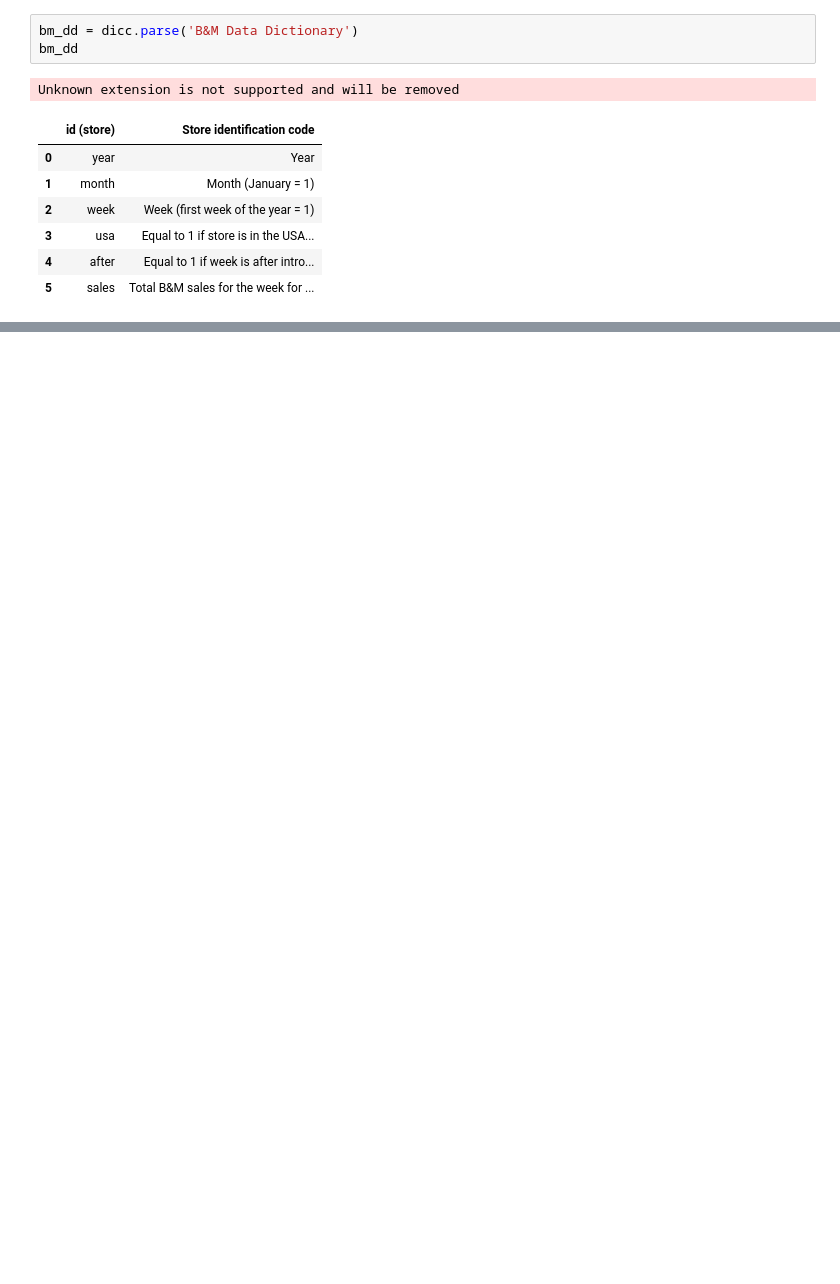
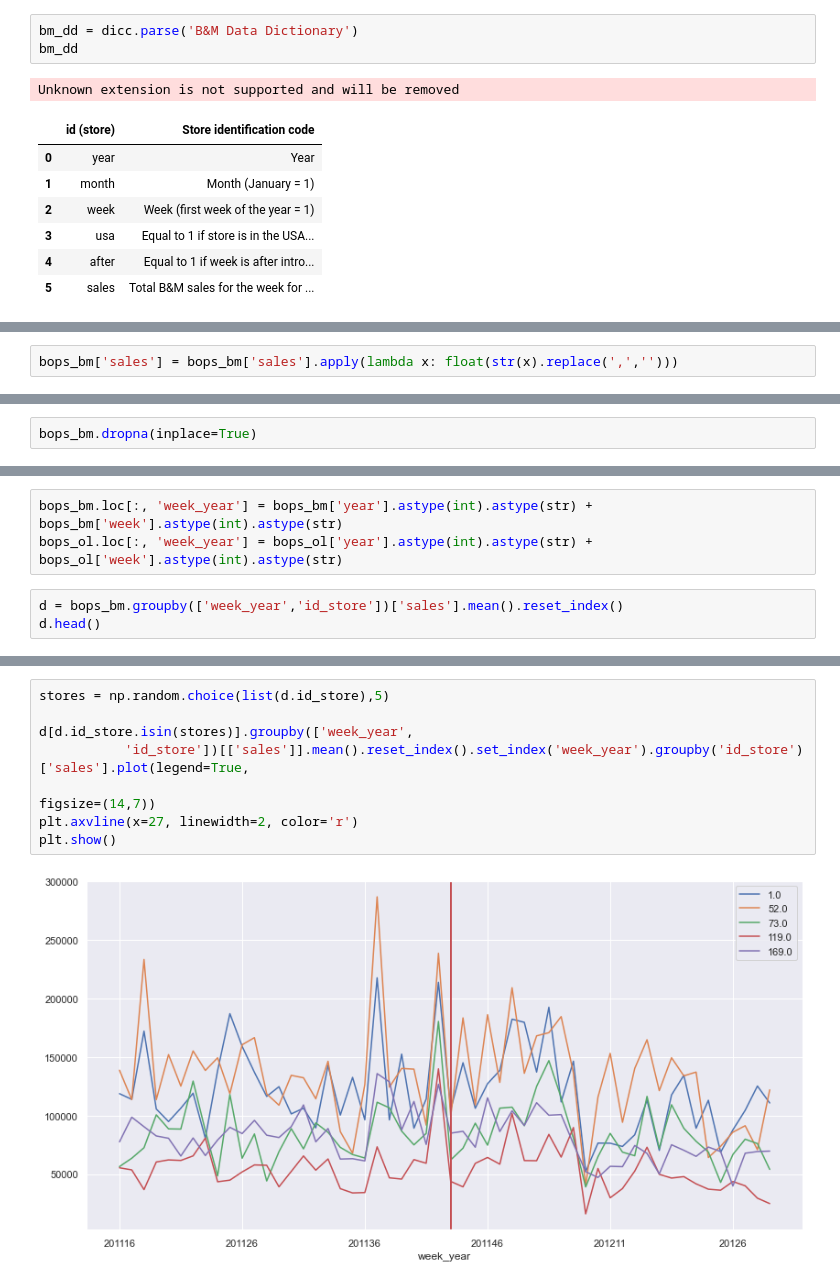
Before and after one commit to qSergio/Furious-spark, a Jupyter notebook: SeccionC/BCase.ipynb, the cells around one changed output, grey strips where cells are left out. Cells and saved outputs as stored; diff of their text form; blank space fills up the shorter version.

```diff
--- a/SeccionC/BCase.ipynb
+++ b/SeccionC/BCase.ipynb
@@ -70,0 +143,2 @@ Unknown extension is not supported and will be removed
+# %%
+bops_bm['sales'] = bops_bm['sales'].apply(lambda x: float(str(x).replace(',','')))
@@ -70,0 +327,2 @@ Unknown extension is not supported and will be removed
+# %%
+bops_bm.dropna(inplace=True)
@@ -70,0 +335,6 @@ Unknown extension is not supported and will be removed
+# %%
+bops_bm.loc[:, 'week_year'] = bops_bm['year'].astype(int).astype(str) + bops_bm['week'].astype(int).astype(str)
+bops_ol.loc[:, 'week_year'] = bops_ol['year'].astype(int).astype(str) + bops_ol['week'].astype(int).astype(str)
+# %%
+d = bops_bm.groupby(['week_year','id_store'])['sales'].mean().reset_index()
+d.head()
@@ -70,0 +348,10 @@ Unknown extension is not supported and will be removed
+# %%
+stores = np.random.choice(list(d.id_store),5)
+
+d[d.id_store.isin(stores)].groupby(['week_year',
+           'id_store'])[['sales']].mean().reset_index().set_index('week_year').groupby('id_store')['sales'].plot(legend=True,
+                                                                                                                   figsize=(14,7))
+plt.axvline(x=27, linewidth=2, color='r')
+plt.show()
+# %% [output]
+[figure, added]
```
Also changed, not shown: parts of 56 cells of this notebook.
